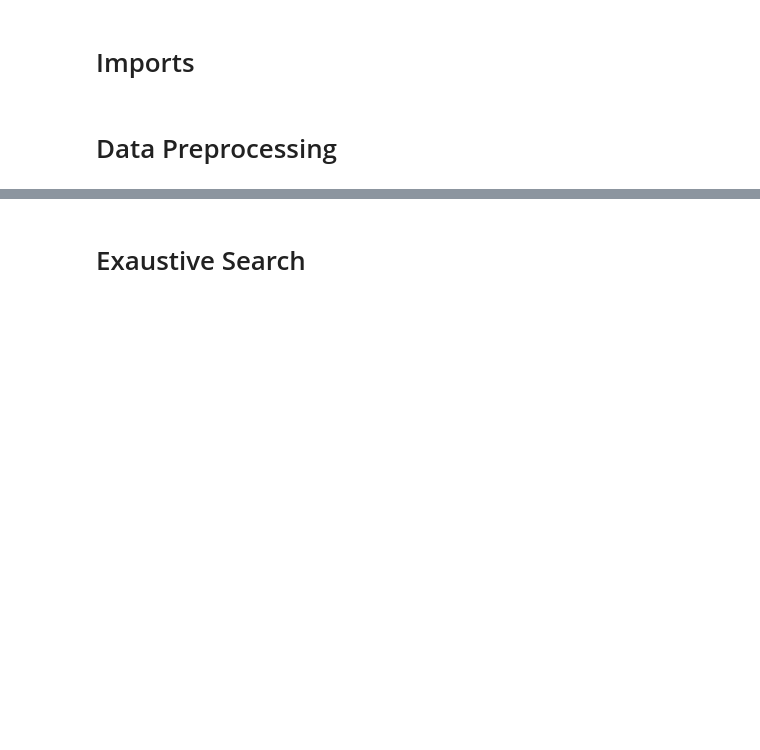
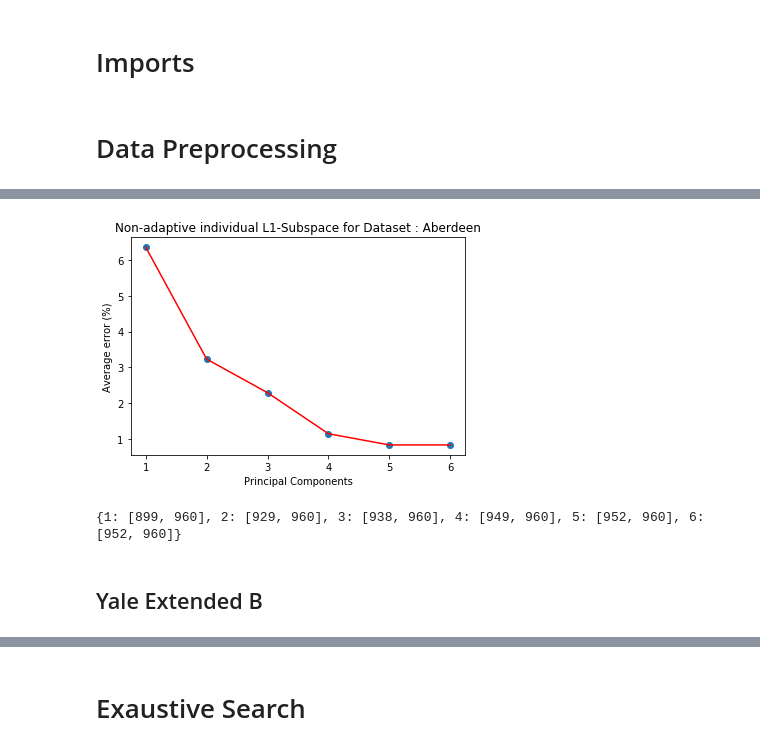
Before and after one commit to amsborse/Face-Recognition, a Jupyter notebook: L1 - PCA Face Recognition.ipynb, the cells around one changed output, grey strips where cells are left out. Saved outputs shown, nothing was run; the diff lists cells and outputs as text; code cells hidden in the pictures; blank space fills up the shorter version.

```diff
--- a/L1 - PCA Face Recognition.ipynb
+++ b/L1 - PCA Face Recognition.ipynb
@@ -1575,9 +129,0 @@ a = df.to_numpy()
-# %%
-b = df.to_numpy()
-# %%
-x = b[0]
-y = b[1]
-z = b[2]
-x = x*10e12
-y = y*10e12
-z = z*10e12
@@ -1598,3 +129,0 @@ z1 = z1*10e12
-# %%
-x = x*10e12
-y = y*10e12
@@ -1671,0 +254,14 @@ ValueError: Unknown projection '3d'
+# %%
+number_of_experiments = 20
+num_of_principal_component = 6
+num_of_initailization = 10
+image_height = 50
+image_width = 50
+dataset_name = 'Aberdeen'
+number_of_classes = 8
+number_of_images_per_class = 18
+accuracy_list = {}
+for expirement in range(number_of_experiments):
+    print("Expirement :",expirement+1)
+    QrL1, trainingSet,testingSet, d = face_recognition_l1_pca(dataset_name,number_of_classes,number_of_images_per_class,image_height,image_width,num_of_principal_component,num_of_initailization)
+    accuracy_list[expirement+1] = d
@@ -1671,0 +286,27 @@ ValueError: Unknown projection '3d'
+# %%
+o = {}
+for i in range(len(accuracy_list[1])):
+    o[i+1] = [0,0]
+for i in accuracy_list:
+    for j in accuracy_list[i]:
+        o[j] = [o[j][0]+accuracy_list[i][j][0],o[j][1]+accuracy_list[i][j][1]]
+x = []
+y = []
+for i in range(1,len(o.keys())+1):
+    x.append(i)
+    y.append(((o[i][1]-o[i][0])*100)/o[i][1])
+plt.plot(x,y,'o')
+plt.plot(x,y,'red')
+plt.xlabel('Principal Components')
+plt.ylabel('Average error (%)')
+plt.title('Non-adaptive individual L1-Subspace for Dataset : '+dataset_name)
+plt.savefig('Error_rate_graph_for_Dataset_'+dataset_name+'.png')
+plt.show()
+# %% [output]
+[figure, added]
+# %%
+print(o)
+# %% [output]
+{1: [899, 960], 2: [929, 960], 3: [938, 960], 4: [949, 960], 5: [952, 960], 6: [952, 960]}
+# %% [markdown]
+## Yale Extended B
```
Also changed, not shown: parts of 308 cells of this notebook.
